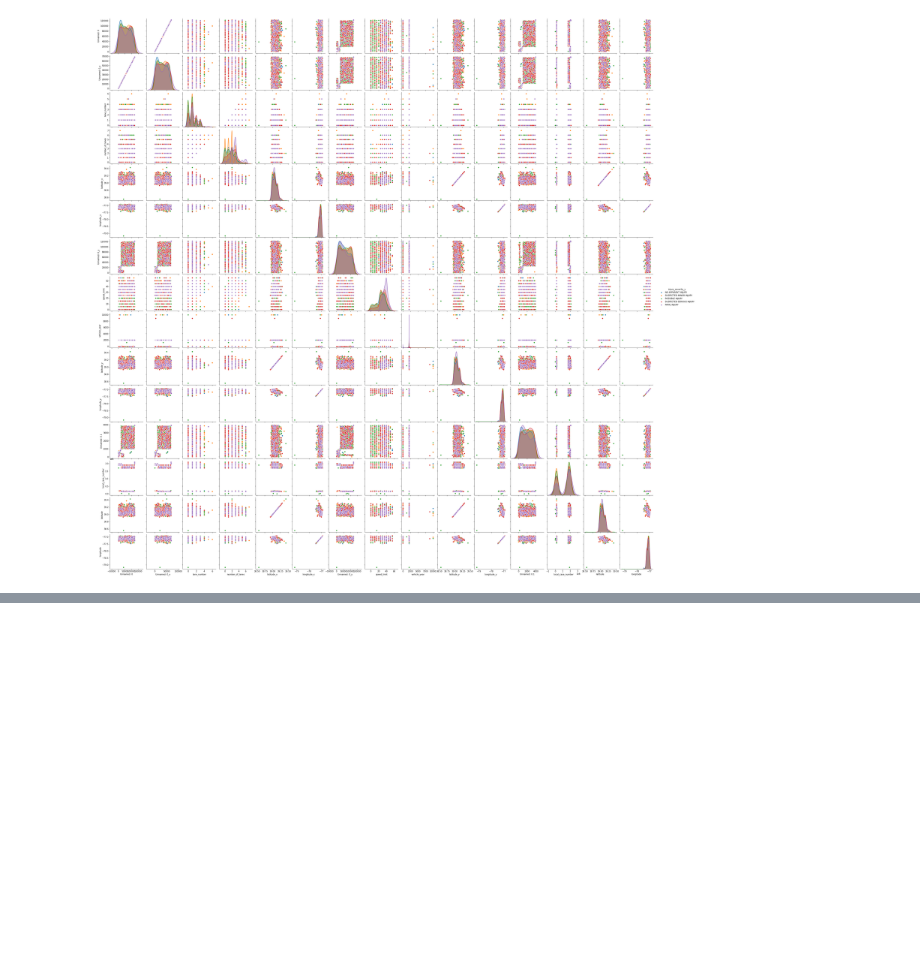
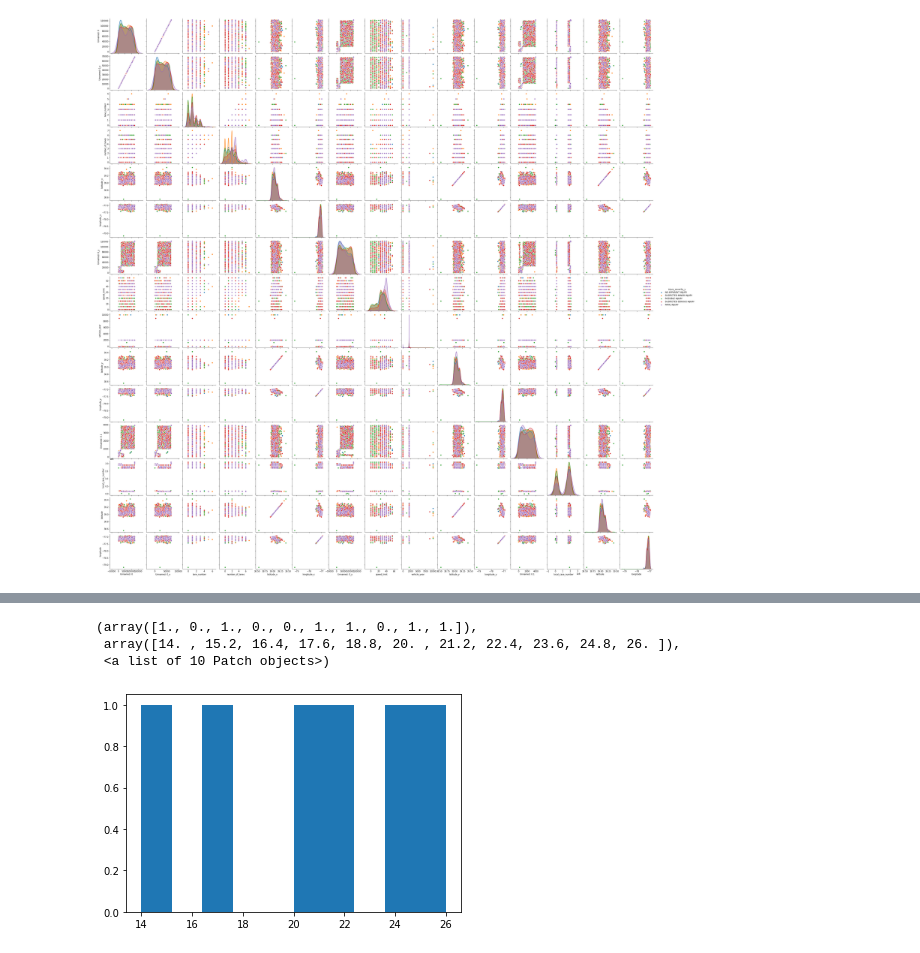
Before and after one commit to MEGlantz/Data205, a Jupyter notebook: StatisticalAnalysis.ipynb, the cells around one changed output, grey strips where cells are left out. Cells and saved outputs as stored; diff of their text form; code cells hidden in the pictures; blank space fills up the shorter version.

```diff
--- a/StatisticalAnalysis.ipynb
+++ b/StatisticalAnalysis.ipynb
@@ -134,0 +313,9 @@ sns.pairplot(moCoDetails, hue = "injury_severity_y", height = 2.5)
+# %%
+fredCo = crashData['location'] == 'Frederick County'
+fredCoCrashes = crashData[fredCo]
+plt.hist(fredCoCrashes['fatal_crashes'])
+# %% [output]
+(array([1., 0., 1., 0., 0., 1., 1., 0., 1., 1.]),
+ array([14. , 15.2, 16.4, 17.6, 18.8, 20. , 21.2, 22.4, 23.6, 24.8, 26. ]),
+ <a list of 10 Patch objects>)
+[figure, added]
```
Also changed, not shown: parts of 30 cells of this notebook, 1 other file.
